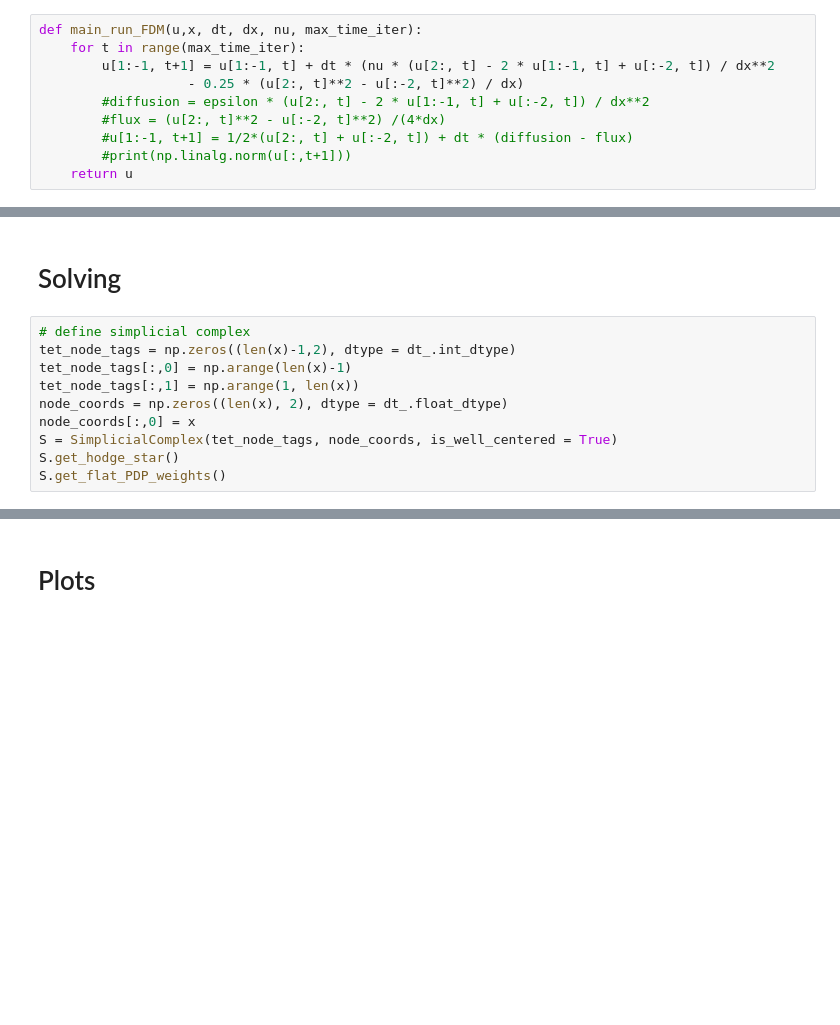
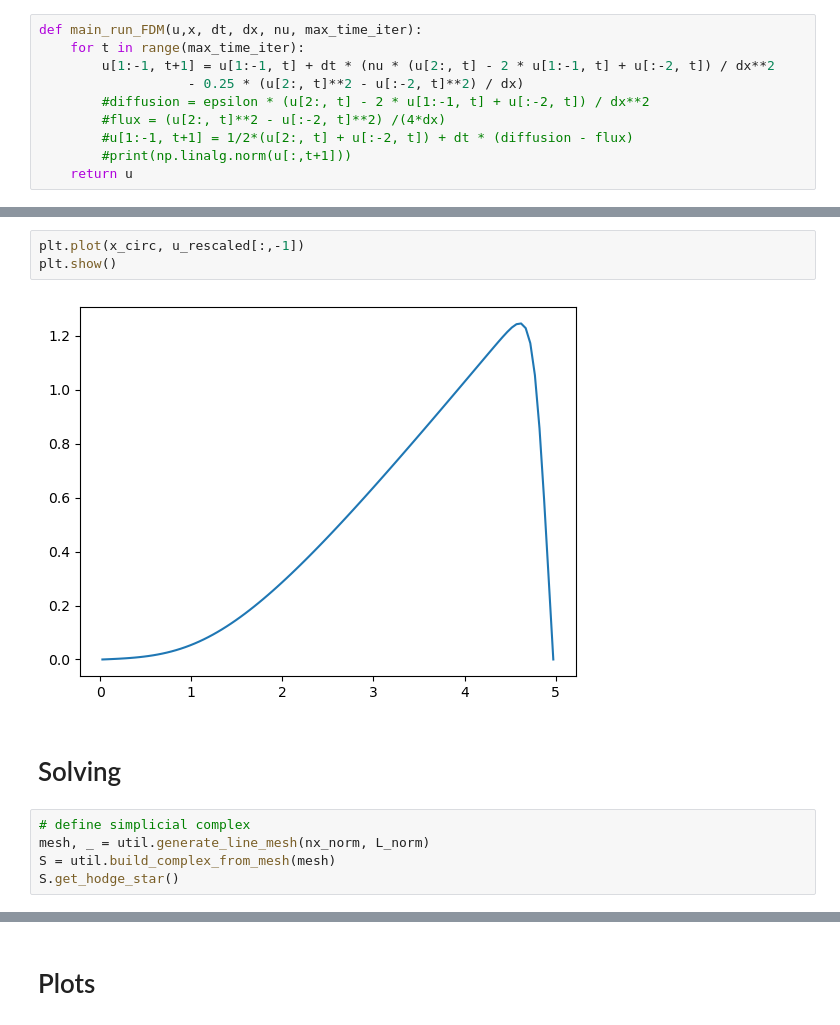
Before and after one commit to cpml-au/dctkit, a Jupyter notebook: examples/burgers.ipynb, the cells around one changed output, grey strips where cells are left out. Saved outputs shown, nothing was run; the diff lists cells and outputs as text; blank space fills up the shorter version.

```diff
--- a/examples/burgers.ipynb
+++ b/examples/burgers.ipynb
@@ -99,16 +106,16 @@ ax[1].set_title(r'$u(x, t)$', fontsize=16)
 plt.show()
 # %% [output]
 [figure]
+# %%
+plt.plot(x_circ, u_rescaled[:,-1])
+plt.show()
+# %% [output]
+[figure, added]
 # %% [markdown]
 # Solving
 # %%
 # define simplicial complex
-tet_node_tags = np.zeros((len(x)-1,2), dtype = dt_.int_dtype)
-tet_node_tags[:,0] = np.arange(len(x)-1)
-tet_node_tags[:,1] = np.arange(1, len(x))
-node_coords = np.zeros((len(x), 2), dtype = dt_.float_dtype)
-node_coords[:,0] = x
-S = SimplicialComplex(tet_node_tags, node_coords, is_well_centered = True)
+mesh, _ = util.generate_line_mesh(nx_norm, L_norm)
+S = util.build_complex_from_mesh(mesh)
 S.get_hodge_star()
-S.get_flat_PDP_weights()
 # %%
```
Also changed, not shown: parts of 17 cells of this notebook, 2 other files.
